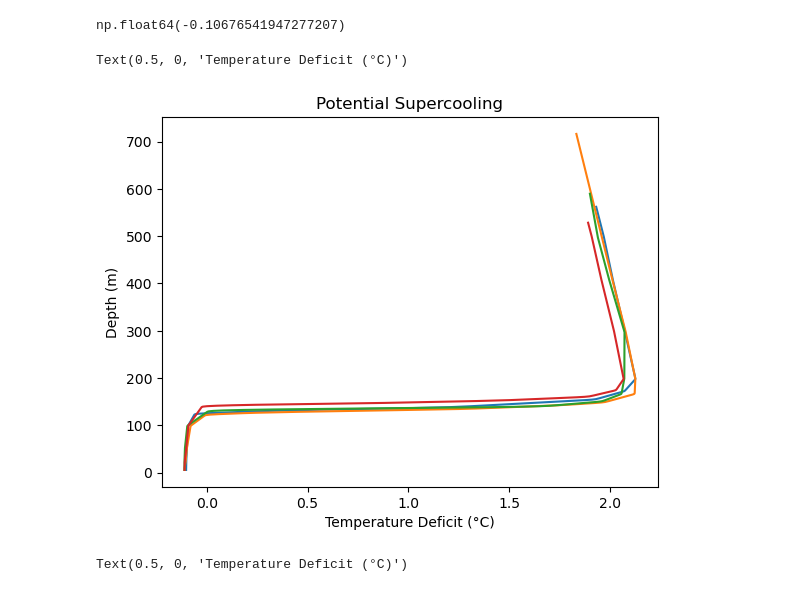
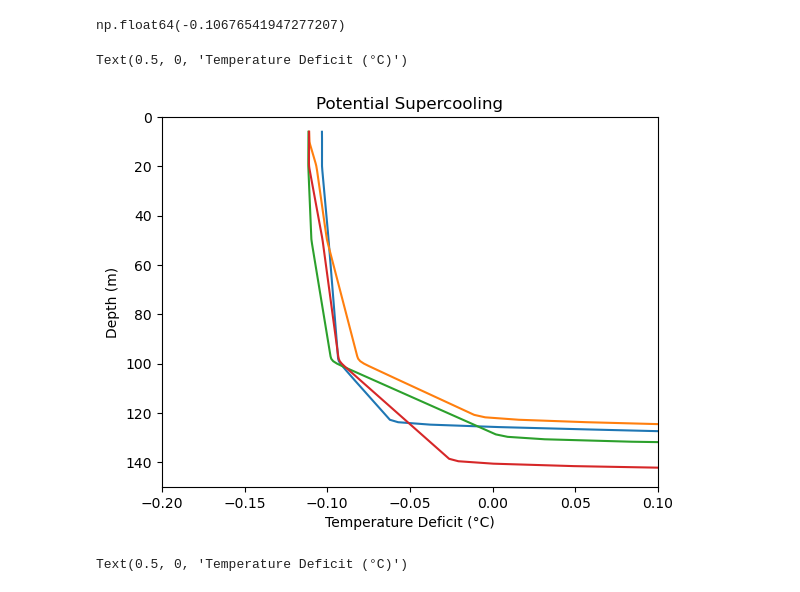
Before and after one commit to marlene-schramm/MSc_data_analysis, a Jupyter notebook: observations_reanalysis/supercooled_profiles_Haumann2020.ipynb, the cells around one changed output. Saved outputs shown, nothing was run; the diff lists cells and outputs as text; code cells hidden in the pictures.

```diff
--- a/observations_reanalysis/supercooled_profiles_Haumann2020.ipynb
+++ b/observations_reanalysis/supercooled_profiles_Haumann2020.ipynb
@@ -31,3 +34,13 @@ data1_other = matstructs['data1_other']
 data2 = matstructs['data2']
 # %% [markdown]
 ### Add Datetime Variable to Data1 and Data1_other
+# %%
+# test datetime calculations
+# we choose 0001-01-01 as test date
+
+# in matlab, 0001-01-01 is day=367 (datenum(0001,1,1)=367 in matlab)
+matlab_day = 367
+zero_time = datetime(1,1,1) # this is the earliest time of datetime
+day = matlab_day -1 - 366
+date = zero_time + timedelta(days=day)
+print(date)
@@ -34,3 +49,24 @@ data2 = matstructs['data2']
+# %%
+# add datetime variable
+zero_time = datetime(1,1,1) # Matlab's day zero is 0000-01-01, but Python's datetime starts at 0001-01-01, so we need to account for that when converting
+
+# DATA1
+days = data1["dates"]-1-366 # convert from Matlab's datenum to number of days since 0001-01-01, accounting for the fact that Matlab's datenum starts with 1 at 0000-01-01 and includes a leap year in year 0
+datetimes = [
+    zero_time + timedelta(days=day) if day == day else float('nan') # convert to datetime, respecting NaN values
+    for day in days
+]
+
+data1["datetimes"] = pd.Series(np.array(datetimes))
+
+# DATA1_OTHER
+days_other = data1_other["dates"]-1-366
+datetimes_other = [
+    zero_time + timedelta(days=day) if day == day else float('nan')
+    for day in days_other
+]
+
+data1_other["datetimes"] = pd.Series(np.array(datetimes_other))
 # %%
 # add datetime variable
 matlab_zero_time = datetime(1,1,1) # Matlab's day zero is 0000-01-01, but Python's datetime starts at 0001-01-01, so we need to account for that when converting
@@ -172,7 +223,7 @@ months = ["June", "July", "August", "September", "October", "November"]
 fig, ax = plt.subplots(3,2, figsize=(10, 10))
 
 for i in range(len(months)):
-    mask_month = [data1_filtered['datetimes'][j].month == i+6 for j in range(len(data1_filtered['id']))] # mask for month i
+    mask_month = [data1_filtered['datetimes'].iloc[j].month == i+6 for j in range(len(data1_filtered['id']))] # mask for month i
 
     data_month = {key: data1_filtered[key][mask_month] for key in data1_filtered.keys()} # filter for month i
     lat = data_month['lat']
@@ -498,14 +583,17 @@ np.float64(-0.10676541947277207)
 # %%
 # Potential Supercooling
 for i in range(len(ind_sel)):
     plt.plot(data2_sel['def_pt0'][:,i], data2_sel['dpth'][:,i])
 
+plt.ylim(150,0)
+plt.xlim(-0.2, 0.1)
+
 plt.title("Potential Supercooling")
 plt.ylabel("Depth (m)")
 plt.xlabel("Temperature Deficit (°C)")
 # %% [output]
 Text(0.5, 0, 'Temperature Deficit (°C)')
-[figure, old version]
+[figure, new version]
 # %%
 # In situ Supercooling
 for i in range(len(ind_sel)):
```
Also changed, not shown: parts of 11 cells of this notebook.
